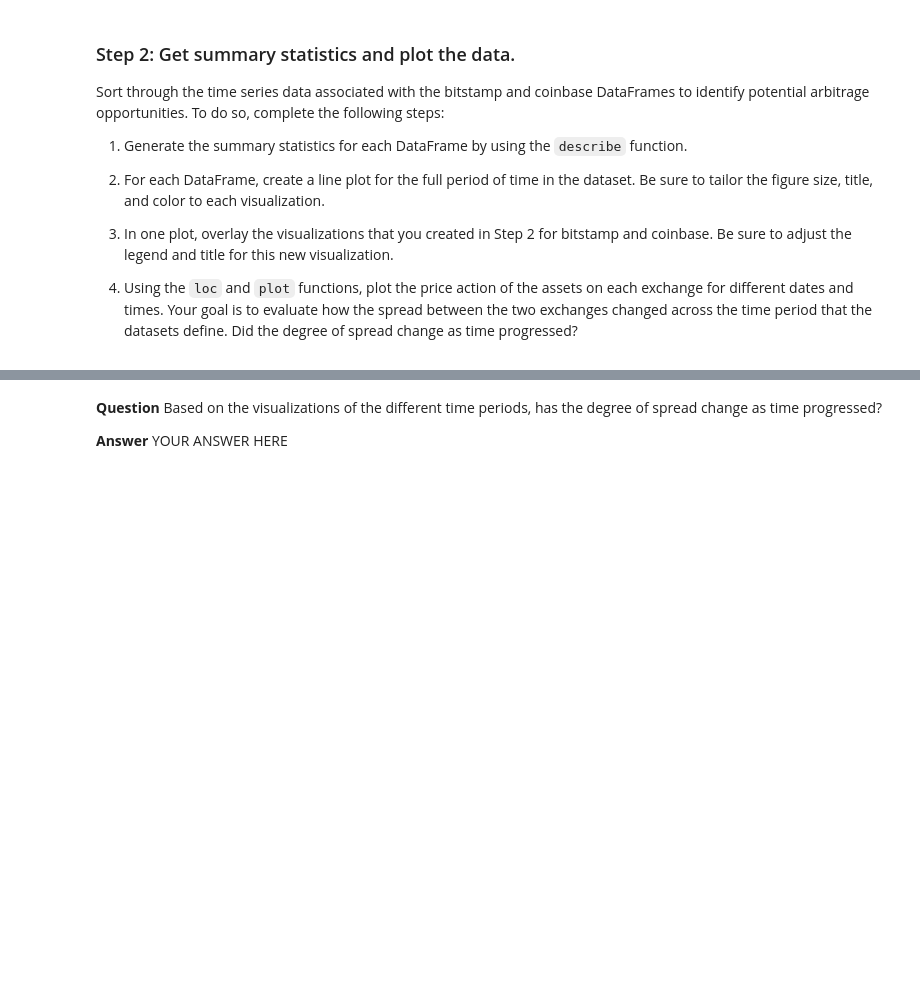
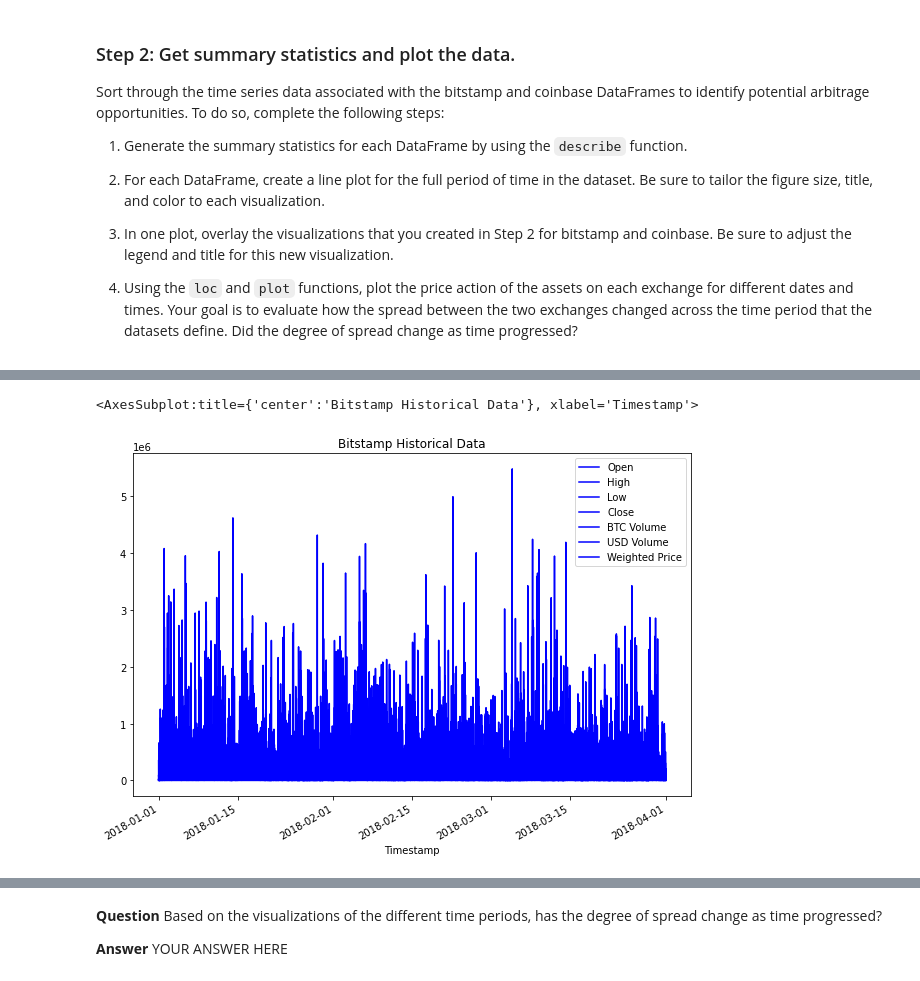
Before and after one commit to danicavalera/Crypto_Arbitrage, a Jupyter notebook: Assignment3/crypto_arbitrage.ipynb, the cells around one changed output, grey strips where cells are left out. Drawn from its saved outputs; the diff is of its cells as text; code cells hidden in the pictures; blank space fills up the shorter version.

Commit message:
Imported bitstamp and coinbase CSVs and created visuals.

```diff
--- a/Assignment3/crypto_arbitrage.ipynb
+++ b/Assignment3/crypto_arbitrage.ipynb
@@ -89,9 +116,11 @@ To prepare and clean your data for analysis, complete the following steps:
 ### Step 2: Use the `str.replace` function to remove the dollar signs ($) from the values in the Close column.
 # %%
 # Use the str.replace function to remove the dollar sign, $
-# YOUR CODE HERE
+bitstamp_df.loc[:, "Close"] = bitstamp_df.loc[:, "Close"].str.replace("$", "")
 # %% [markdown]
 ### Step 3: Convert the data type of the Close column to a `float`.
 # %%
 # Convert the Close data type to a float
-# YOUR CODE HERE
+bitstamp_df.loc[:, "Close"] = bitstamp_df.loc[:, "Close"].astype("float")
+
+bitstamp_df.dtypes
@@ -103,3 +143,5 @@ To prepare and clean your data for analysis, complete the following steps:
+# %%
+bitstamp_df = bitstamp_df.drop_duplicates()
 # %% [markdown]
 ### Step 5: Repeat Steps 1–4 for the coinbase DataFrame.
 # %%
@@ -158,7 +265,10 @@ Sort through the time series data associated with the bitstamp and coinbase Data
 # %%
 # Create a line plot for the bitstamp DataFrame for the full length of time in the dataset
 # Be sure that the figure size, title, and color are tailored to each visualization
-# YOUR CODE HERE
+bitstamp_df.plot(figsize=(10,7), title = "Bitstamp Historical Data", color = "Blue")
+# %% [output]
+<AxesSubplot:title={'center':'Bitstamp Historical Data'}, xlabel='Timestamp'>
+[figure, added]
 # %%
 # Create a line plot for the coinbase DataFrame for the full length of time in the dataset
 # Be sure that the figure size, title, and color are tailored to each visualization
```
Also changed, not shown: parts of 19 cells of this notebook, 1 other file.
